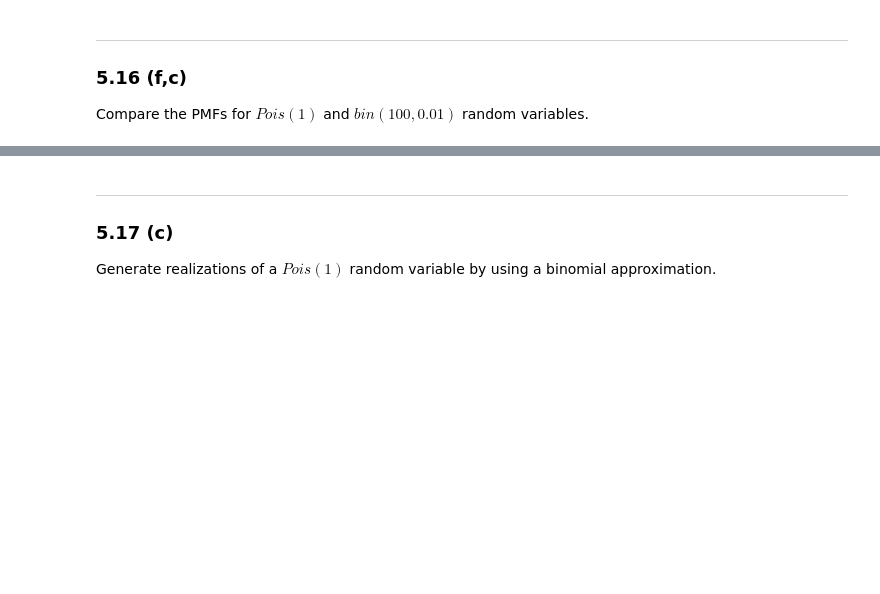
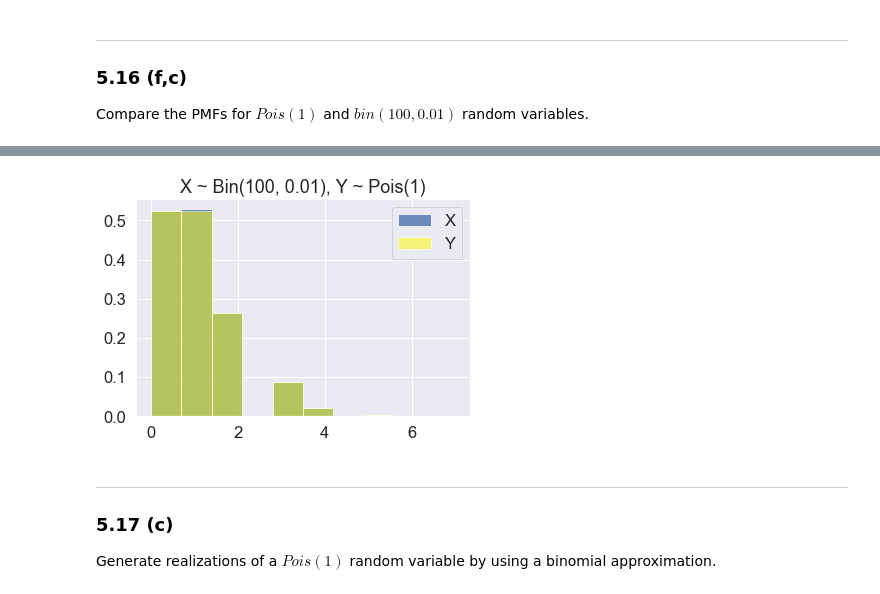
Before and after one commit to VictorCannestro/Intuitive_Probability_and_Random_Processes, a Jupyter notebook: CH5_Discrete_Random_Variables.ipynb, the cells around one changed output, grey strips where cells are left out. Drawn from its saved outputs; the diff is of its cells as text; code cells hidden in the pictures; blank space fills up the shorter version.

```diff
--- a/CH5_Discrete_Random_Variables.ipynb
+++ b/CH5_Discrete_Random_Variables.ipynb
@@ -323,3 +393,15 @@ Compare the PMFs for $Pois(1)$ and $bin(100, 0.01)$ random variables.
+# %%
+N = 100000
+n, p = 100, 0.01
+X = np.random.binomial(n, p, size=N)
+Y = np.random.poisson(1, N)
+args = plt.hist(X, density=True, alpha=0.8, label=r'X')
+plt.hist(Y, density=True, bins=args[1], alpha=0.5, color='yellow', label=r'Y')
+plt.title(f'X ~ Bin({n}, {p}), Y ~ Pois({n*p:.0f})')
+plt.legend()
+plt.show()
+# %% [output]
+[figure, added]
 # %% [markdown]
 ***
 ### 5.17 (c)
```
Also changed, not shown: parts of 11 cells of this notebook, 3 other files.
